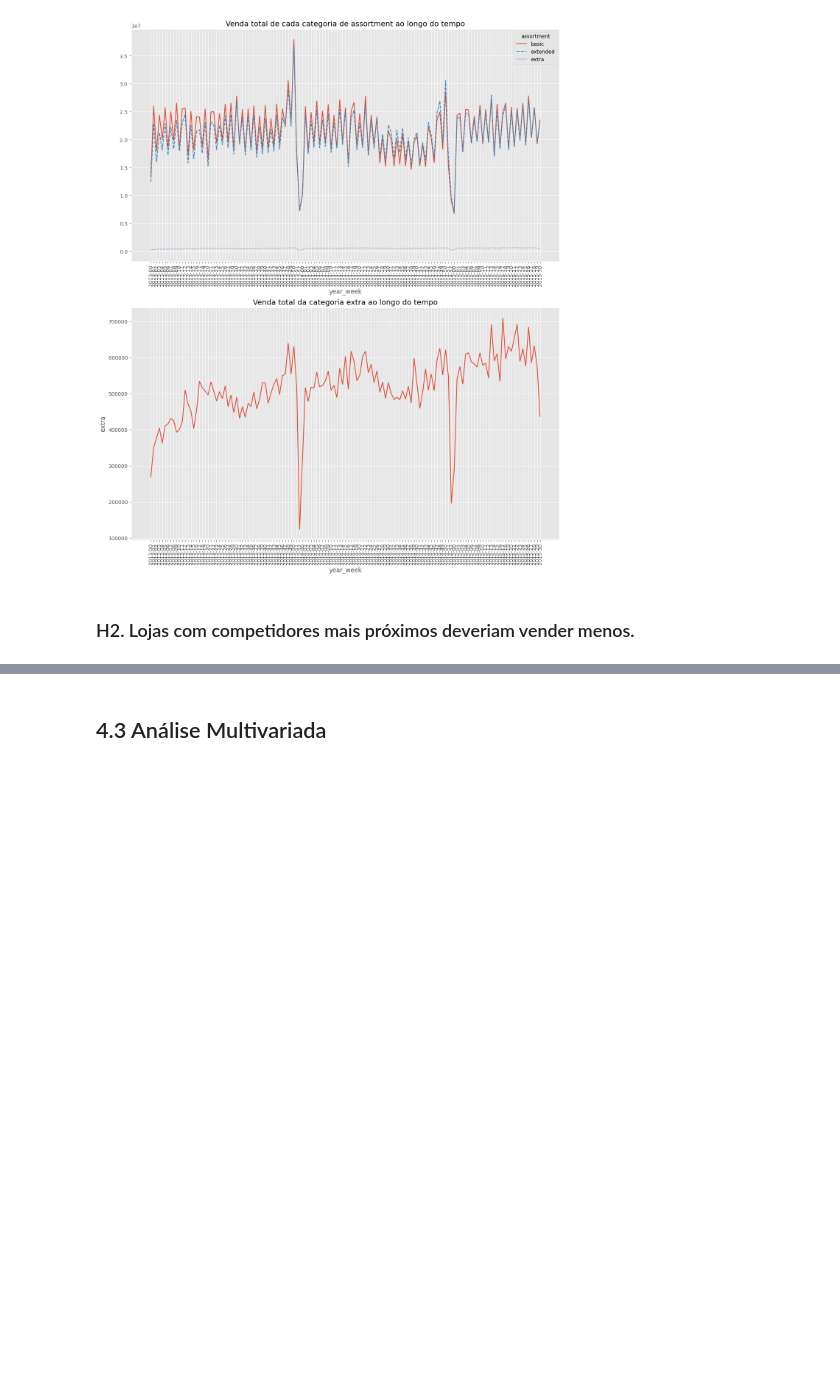
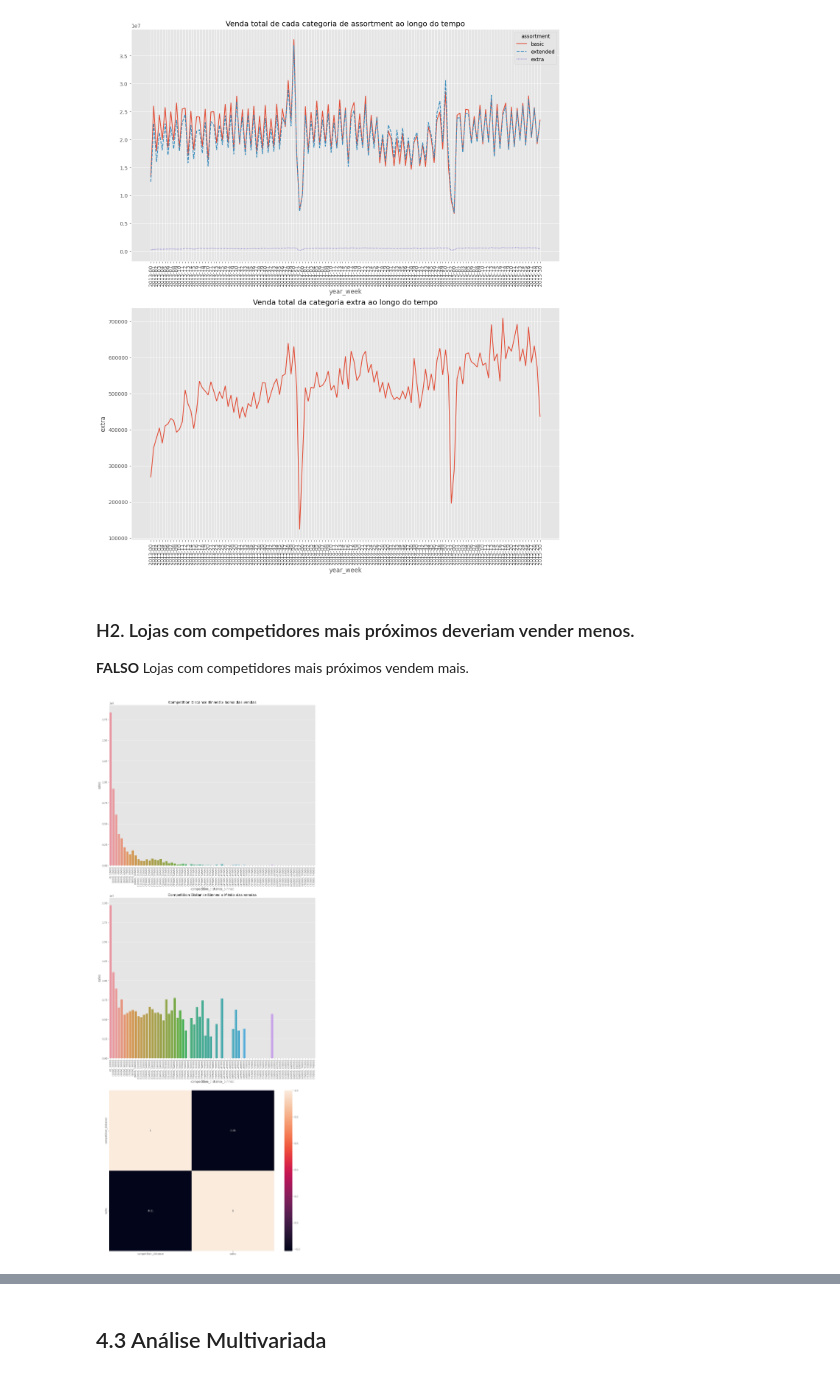
Before and after one commit to AllanCasado/ds_em_producao, a Jupyter notebook: notebooks/rossmann_sales_prediction.ipynb, the cells around one changed output, grey strips where cells are left out. Cells and saved outputs as stored; diff of their text form; code cells hidden in the pictures; blank space fills up the shorter version.

```diff
--- a/notebooks/rossmann_sales_prediction.ipynb
+++ b/notebooks/rossmann_sales_prediction.ipynb
@@ -849,5 +885,41 @@ plt.show()
 [figure]
 # %% [markdown]
 ### H2. Lojas com competidores mais próximos deveriam vender menos.
+**FALSO** Lojas com competidores mais próximos vendem mais.
+# %%
+#agrupando por distância
+aux1 = df4[['competition_distance', 'sales']].groupby("competition_distance").sum().reset_index()
+
+#criando os bins
+bins = list(np.arange(0, 75000, 1000))
+
+#'binando' competition_distance
+aux1['competition_distance_binned'] = pd.cut(aux1['competition_distance'], bins=bins)
+
+
+
+#gráficos
+plt.figure(figsize=(15, 40))
+
+plt.subplot(3,1,1)
+#agrupando vendas pelas categorias de distância (soma)
+aux2 = aux1[['competition_distance_binned', 'sales']].groupby('competition_distance_binned').sum().reset_index()
+sns.barplot(data=aux2, x='competition_distance_binned', y='sales')
+plt.title("Competition Distance Binned x Soma das vendas")
+plt.xticks(rotation=90)
+
+plt.subplot(3,1,2)
+#agrupando vendas pelas categorias de distância (média)
+aux3 = aux1[['competition_distance_binned', 'sales']].groupby('competition_distance_binned').mean().reset_index()
+sns.barplot(data=aux3, x='competition_distance_binned', y='sales')
+plt.title("Competition Distance Binned x Média das vendas")
+plt.xticks(rotation=90)
+
+plt.subplot(3,1,3)
+sns.heatmap(aux1.corr(method='pearson'), annot=True)
+
+plt.show()
+# %% [output]
+[figure, added]
 # %% [markdown]
 ### H3. Lojas com competidores à mais tempo deveriam vendem mais.
```
Also changed, not shown: parts of 16 cells of this notebook.
